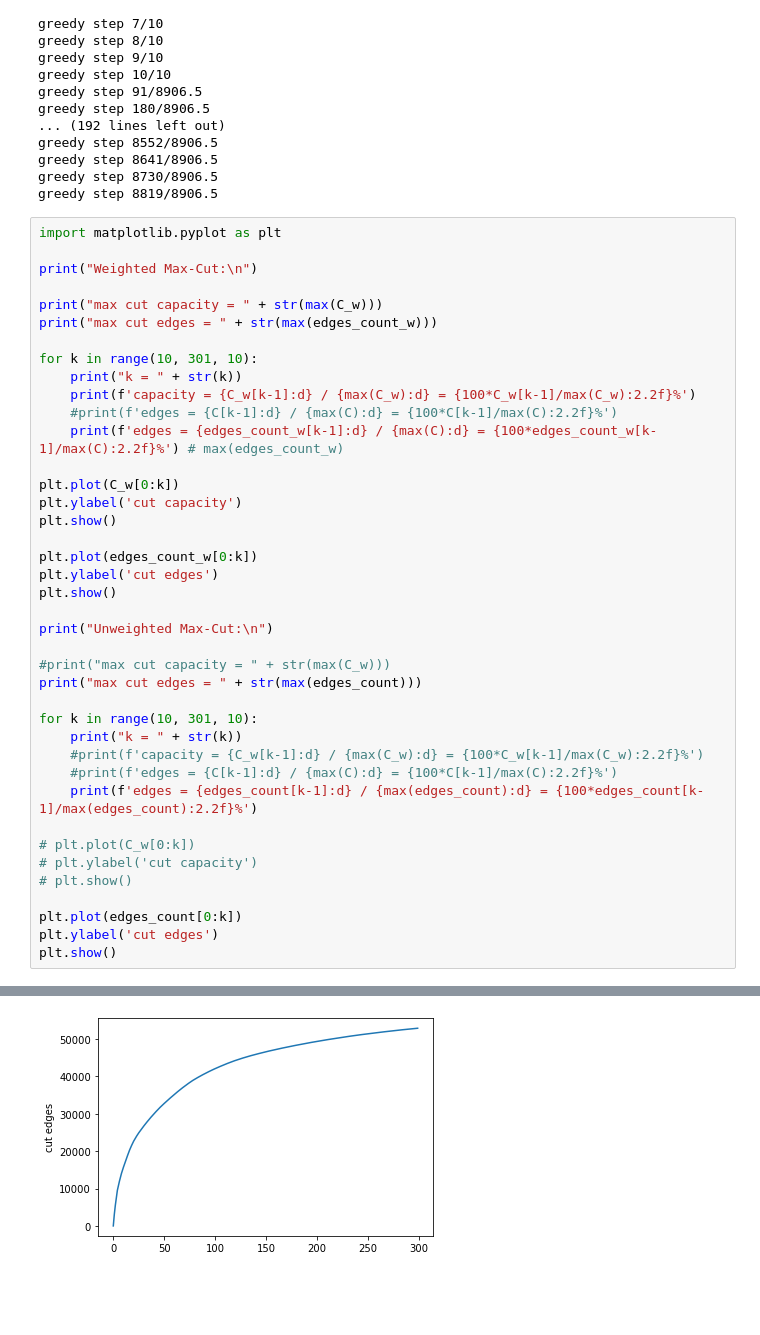
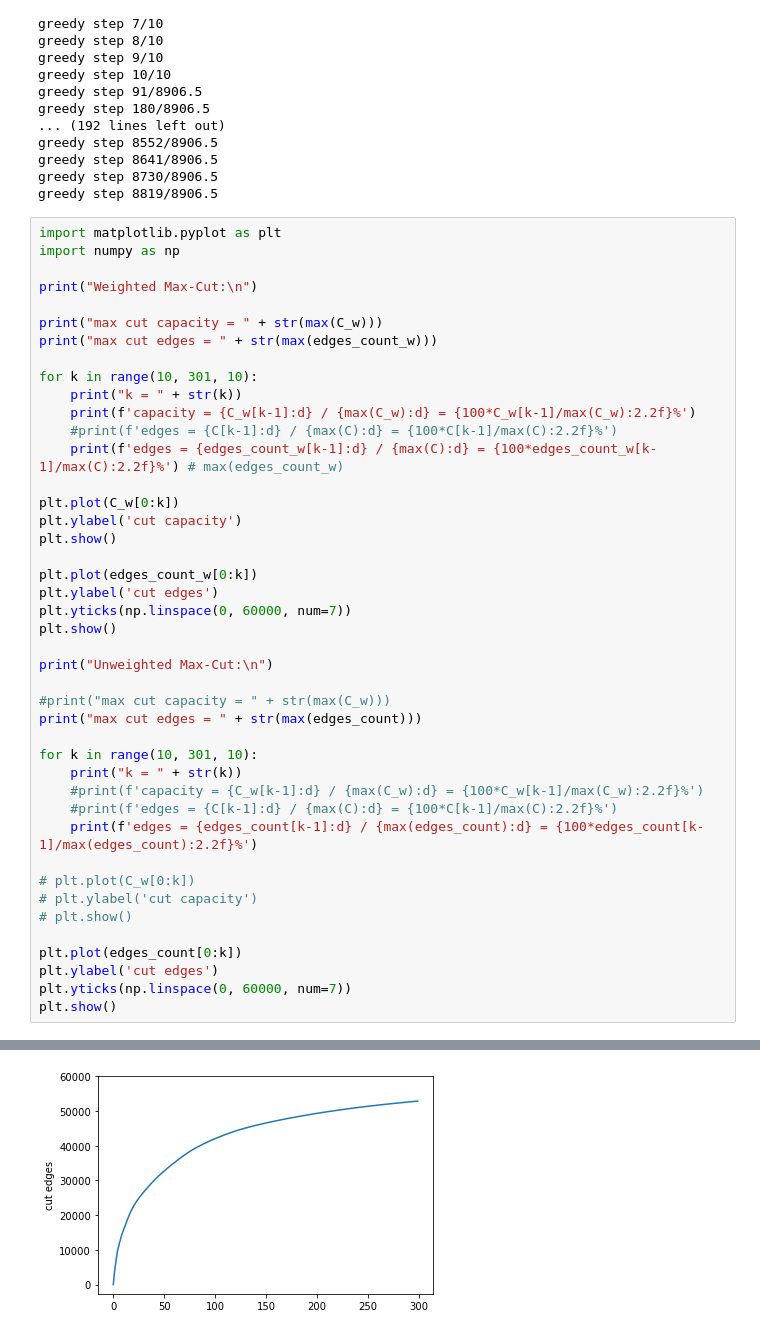
Before and after one commit to CosimoSguanci/Mass-Exit-Attacks-on-LN, a Jupyter notebook: max-cut/imbalanced-max-cut.ipynb, the cells around one changed output, grey strips where cells are left out. Saved outputs shown, nothing was run; the diff lists cells and outputs as text; blank space fills up the shorter version.

```diff
--- a/max-cut/imbalanced-max-cut.ipynb
+++ b/max-cut/imbalanced-max-cut.ipynb
@@ -119,6 +119,7 @@ greedy step 8730/8906.5
 greedy step 8819/8906.5
 # %%
 import matplotlib.pyplot as plt
+import numpy as np
 
 print("Weighted Max-Cut:\n")
 
@@ -137,6 +138,7 @@ plt.show()
 
 plt.plot(edges_count_w[0:k])
 plt.ylabel('cut edges')
+plt.yticks(np.linspace(0, 60000, num=7))
 plt.show()
 
 print("Unweighted Max-Cut:\n")
@@ -156,6 +158,7 @@ for k in range(10, 301, 10):
 
 plt.plot(edges_count[0:k])
 plt.ylabel('cut edges')
+plt.yticks(np.linspace(0, 60000, num=7))
 plt.show()
 # %% [output]
 Weighted Max-Cut:
@@ -180,18 +183,18 @@ edges = 44487 / 63251 = 70.33%
 Unweighted Max-Cut:
 
 max cut edges = 63251
 k = 10
 edges = 14916 / 63251 = 23.58%
 k = 20
 edges = 22100 / 63251 = 34.94%
 k = 30
 edges = 26369 / 63251 = 41.69%
 k = 40
 edges = 29687 / 63251 = 46.94%
 k = 50
 ... (47 lines left out)
 k = 290
 edges = 52600 / 63251 = 83.16%
 k = 300
 edges = 52866 / 63251 = 83.58%
-[figure, old version]
+[figure, new version]
```
Also changed, not shown: parts of 1 cell of this notebook.
